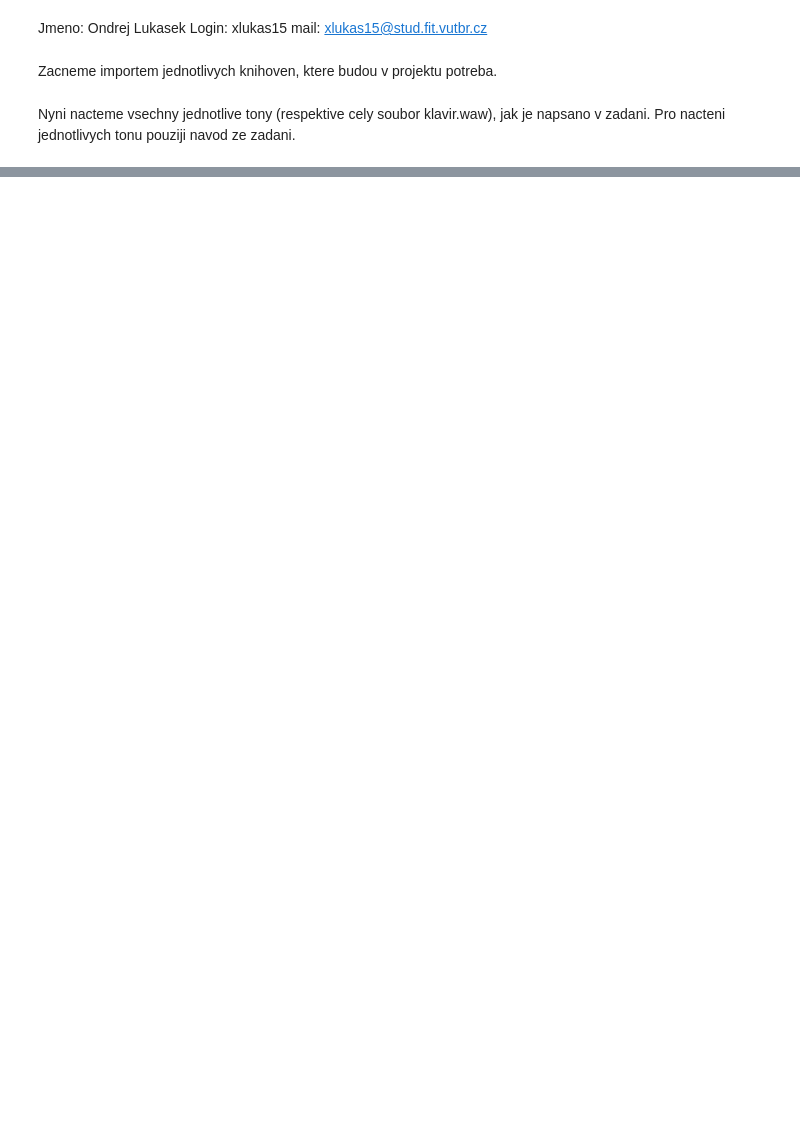
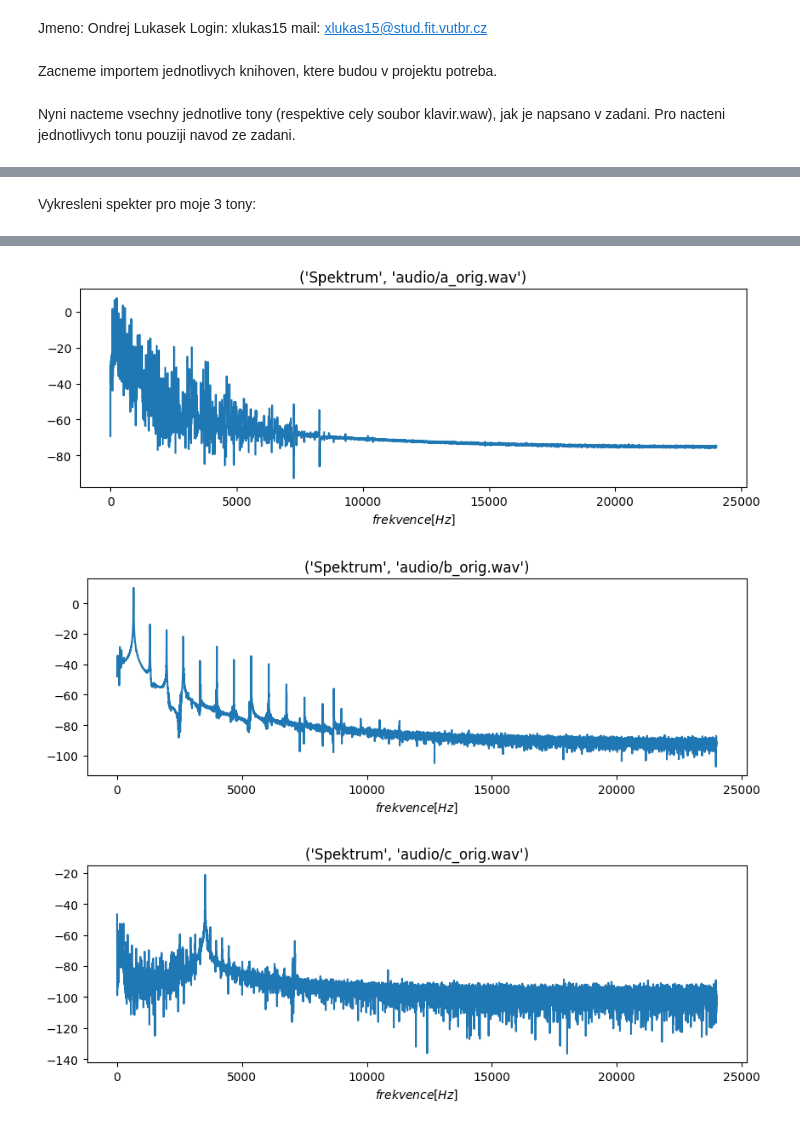
Before and after one commit to MOONYROS/VUT-ISS-project, a Jupyter notebook: xlukas15.ipynb, the cells around one changed output, grey strips where cells are left out. Cells and saved outputs as stored; diff of their text form; code cells hidden in the pictures; blank space fills up the shorter version.

```diff
--- a/xlukas15.ipynb
+++ b/xlukas15.ipynb
@@ -43,17 +45,14 @@ sf.write('audio/c_orig.wav', xall[105], Fs)
 # %%
-s, Fs = sf.read('audio/a_orig.wav') # POTREBA ZOBRAZIT JENOM 3 PERIODY
-display(Audio(s, rate=Fs)) # pozdeji potreba smazat
-N = s.size
-s_seg_spec = np.fft.fft(s)
-G = 10 * np.log10(1/N * np.abs(s_seg_spec)**2)
+def spectrumPrint(fileName):
+    s, Fs = sf.read(fileName)
+    display(Audio(s, rate=Fs)) # pozdeji potreba smazat
+    N = s.size
+    s_seg_spec = np.fft.fft(s)
+    G = 10 * np.log10(1/N * np.abs(s_seg_spec)**2)
+    f = np.arange(G.size) / N * Fs
 
-f = np.arange(G.size) / N * Fs
-
-plt.figure(figsize=(10, 3))
-#plt.plot(f[:f.size//2+1], G[:G.size//2+1])
-plt.plot(f[:f.size//2+1], G[:G.size//2+1])
-#plt.plot(f, G)
-
-plt.xlabel('$f[Hz]$')
-plt.title('Spektralni hustota vykonu [dB]')
-plt.grid(alpha=0.5, linestyle='--')
+    plt.figure(figsize=(10, 3))
+    plt.plot(f[:f.size//2+1], G[:G.size//2+1])
+    plt.xlabel('$frekvence [Hz]$')
+    graphTitle = 'Spektrum', fileName
+    plt.title(graphTitle)
@@ -102,0 +80,7 @@ plt.grid(alpha=0.5, linestyle='--')
+# %% [markdown]
+Vykresleni spekter pro moje 3 tony:
+# %%
+spectrumPrint('audio/a_orig.wav')
+spectrumPrint('audio/b_orig.wav')
+spectrumPrint('audio/c_orig.wav')
+# %% [output]
@@ -102,0 +90,3 @@ plt.grid(alpha=0.5, linestyle='--')
+[figure, added]
+[figure, added]
+[figure, added]
```
Also changed, not shown: parts of 10 cells of this notebook.
